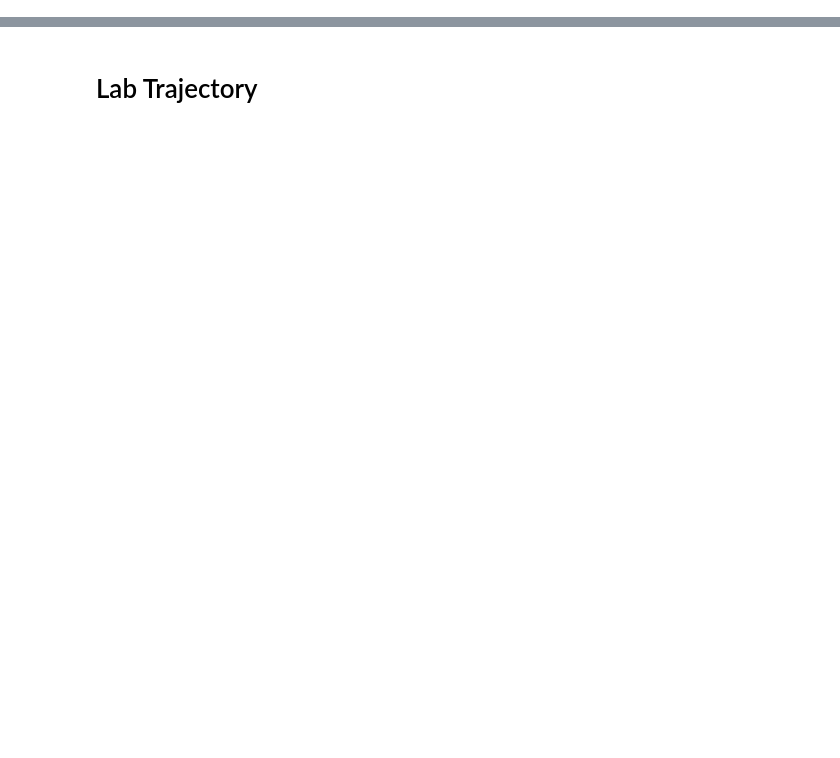
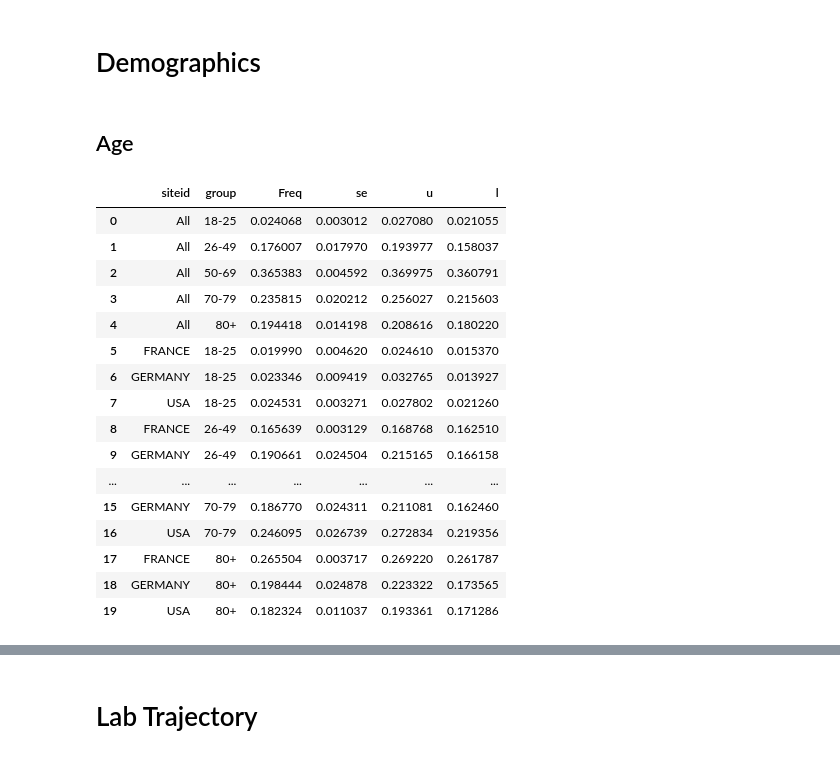
Before and after one commit to covidclinical/visualization-notebooks, a Jupyter notebook: notebooks/2.1.new_figures_for_phase_1.1_paper.ipynb, the cells around one changed output, grey strips where cells are left out. Drawn from its saved outputs; the diff is of its cells as text; code cells hidden in the pictures; blank space fills up the shorter version.

Commit message:
Add demographics figure for Phase 1.1 revision

```diff
--- a/notebooks/2.1.new_figures_for_phase_1.1_paper.ipynb
+++ b/notebooks/2.1.new_figures_for_phase_1.1_paper.ipynb
@@ -83,3 +83,38 @@ site_to_contry = {
 # len(sites)
 # len(site_colors)
 # len(site_shapes)
+# %% [markdown]
+# Demographics
+# %% [markdown]
+## Age
+# %%
+df = pd.read_csv(join("..", "data", "Phase2.1SurvivalRSummariesPublic", "ToShare", "table.R1.age"))
+
+df = df.rename(columns={ 'age_group_new': 'group' })
+
+df.siteid = df.siteid.apply(lambda x: x.upper().replace('META-', '').replace('META', 'All'))
+
+df.group = df.group.apply(lambda x: x.replace('18to25', '18-25').replace('26to49', '26-49').replace('50to69', '50-69').replace('70to79', '70-79').replace('80plus', '80+'))
+
+df['u'] = df.Freq + df.se
+df['l'] = df.Freq - df.se
+
+df
+# %% [output]
+|  | siteid | group | Freq | se | u | l |
+| 0 | All | 18-25 | 0.024068 | 0.003012 | 0.027080 | 0.021055 |
+| 1 | All | 26-49 | 0.176007 | 0.017970 | 0.193977 | 0.158037 |
+| 2 | All | 50-69 | 0.365383 | 0.004592 | 0.369975 | 0.360791 |
+| 3 | All | 70-79 | 0.235815 | 0.020212 | 0.256027 | 0.215603 |
+| 4 | All | 80+ | 0.194418 | 0.014198 | 0.208616 | 0.180220 |
+| 5 | FRANCE | 18-25 | 0.019990 | 0.004620 | 0.024610 | 0.015370 |
+| 6 | GERMANY | 18-25 | 0.023346 | 0.009419 | 0.032765 | 0.013927 |
+| 7 | USA | 18-25 | 0.024531 | 0.003271 | 0.027802 | 0.021260 |
+| 8 | FRANCE | 26-49 | 0.165639 | 0.003129 | 0.168768 | 0.162510 |
+| 9 | GERMANY | 26-49 | 0.190661 | 0.024504 | 0.215165 | 0.166158 |
+| ... | ... | ... | ... | ... | ... | ... |
+| 15 | GERMANY | 70-79 | 0.186770 | 0.024311 | 0.211081 | 0.162460 |
+| 16 | USA | 70-79 | 0.246095 | 0.026739 | 0.272834 | 0.219356 |
+| 17 | FRANCE | 80+ | 0.265504 | 0.003717 | 0.269220 | 0.261787 |
+| 18 | GERMANY | 80+ | 0.198444 | 0.024878 | 0.223322 | 0.173565 |
+| 19 | USA | 80+ | 0.182324 | 0.011037 | 0.193361 | 0.171286 |
```
Also changed, not shown: parts of 8 cells of this notebook, 1 other file.
